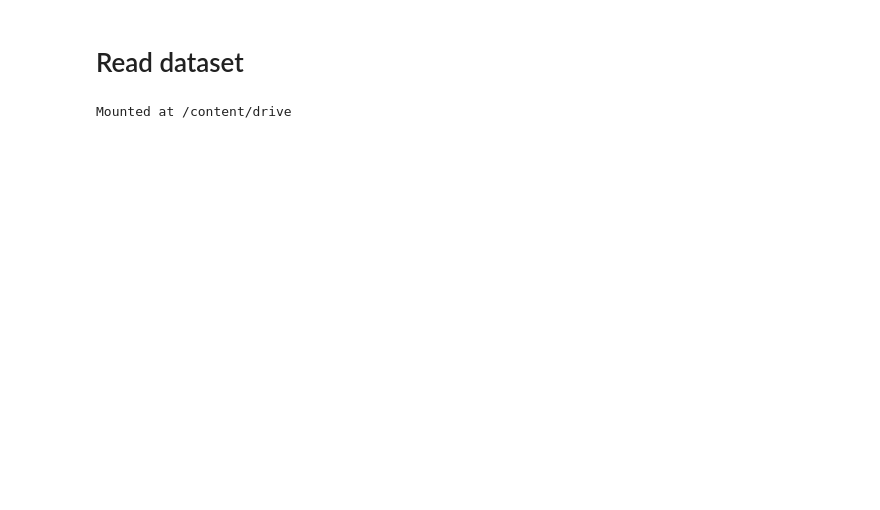
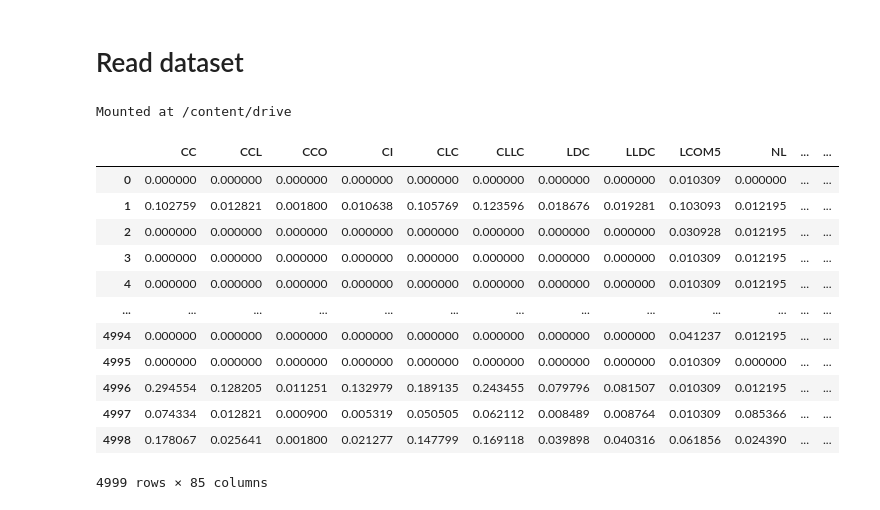
Before and after one commit to vajihe-ameri/predict-software-bugs-in-java-classes, a Jupyter notebook: decision_tree.ipynb, the cells around one changed output. Drawn from its saved outputs; the diff is of its cells as text; code cells hidden in the pictures; blank space fills up the shorter version.

```diff
--- a/decision_tree.ipynb
+++ b/decision_tree.ipynb
@@ -24,0 +41,17 @@ Mounted at /content/drive
+# %%
+test_features = pd.read_csv("/content/drive/MyDrive/new_df/test_set.csv");
+test_features
+# %% [output]
+|  | CC | CCL | CCO | CI | CLC | CLLC | LDC | LLDC | LCOM5 | NL | ... | ... |
+| 0 | 0.000000 | 0.000000 | 0.000000 | 0.000000 | 0.000000 | 0.000000 | 0.000000 | 0.000000 | 0.010309 | 0.000000 | ... | ... |
+| 1 | 0.102759 | 0.012821 | 0.001800 | 0.010638 | 0.105769 | 0.123596 | 0.018676 | 0.019281 | 0.103093 | 0.012195 | ... | ... |
+| 2 | 0.000000 | 0.000000 | 0.000000 | 0.000000 | 0.000000 | 0.000000 | 0.000000 | 0.000000 | 0.030928 | 0.012195 | ... | ... |
+| 3 | 0.000000 | 0.000000 | 0.000000 | 0.000000 | 0.000000 | 0.000000 | 0.000000 | 0.000000 | 0.010309 | 0.012195 | ... | ... |
+| 4 | 0.000000 | 0.000000 | 0.000000 | 0.000000 | 0.000000 | 0.000000 | 0.000000 | 0.000000 | 0.010309 | 0.012195 | ... | ... |
+| ... | ... | ... | ... | ... | ... | ... | ... | ... | ... | ... | ... | ... |
+| 4994 | 0.000000 | 0.000000 | 0.000000 | 0.000000 | 0.000000 | 0.000000 | 0.000000 | 0.000000 | 0.041237 | 0.012195 | ... | ... |
+| 4995 | 0.000000 | 0.000000 | 0.000000 | 0.000000 | 0.000000 | 0.000000 | 0.000000 | 0.000000 | 0.010309 | 0.000000 | ... | ... |
+| 4996 | 0.294554 | 0.128205 | 0.011251 | 0.132979 | 0.189135 | 0.243455 | 0.079796 | 0.081507 | 0.010309 | 0.012195 | ... | ... |
+| 4997 | 0.074334 | 0.012821 | 0.000900 | 0.005319 | 0.050505 | 0.062112 | 0.008489 | 0.008764 | 0.010309 | 0.085366 | ... | ... |
+| 4998 | 0.178067 | 0.025641 | 0.001800 | 0.021277 | 0.147799 | 0.169118 | 0.039898 | 0.040316 | 0.061856 | 0.024390 | ... | ... |
+4999 rows × 85 columns
```
Also changed, not shown: parts of 10 cells of this notebook.
